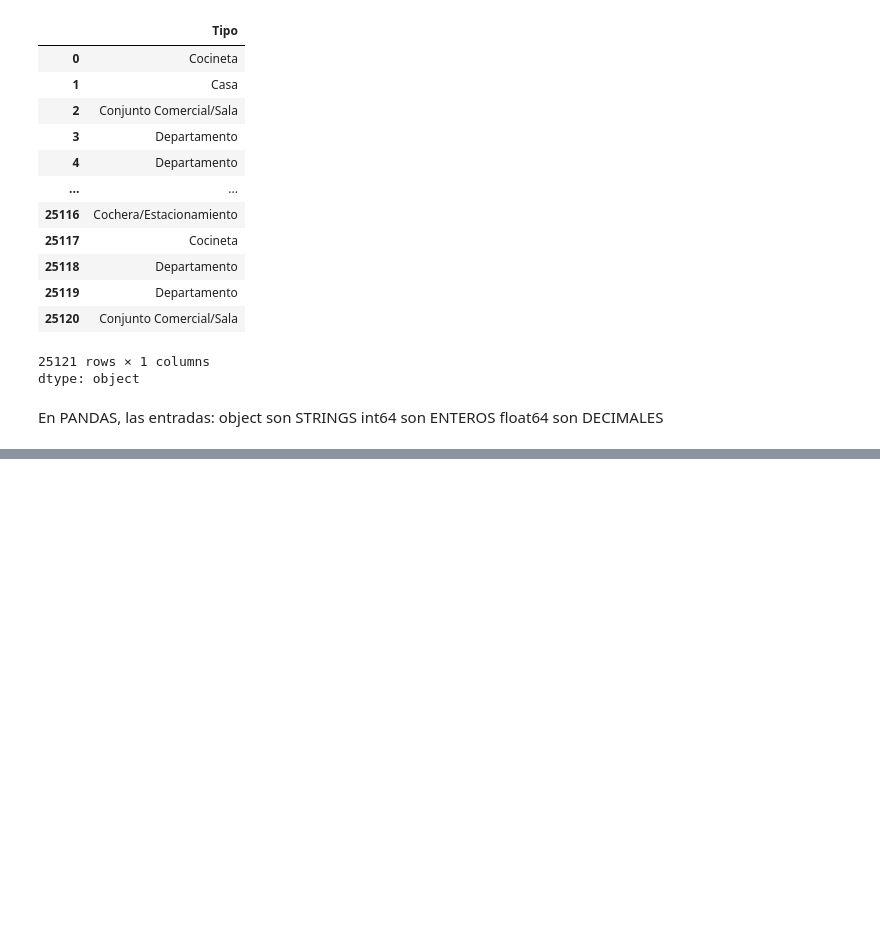
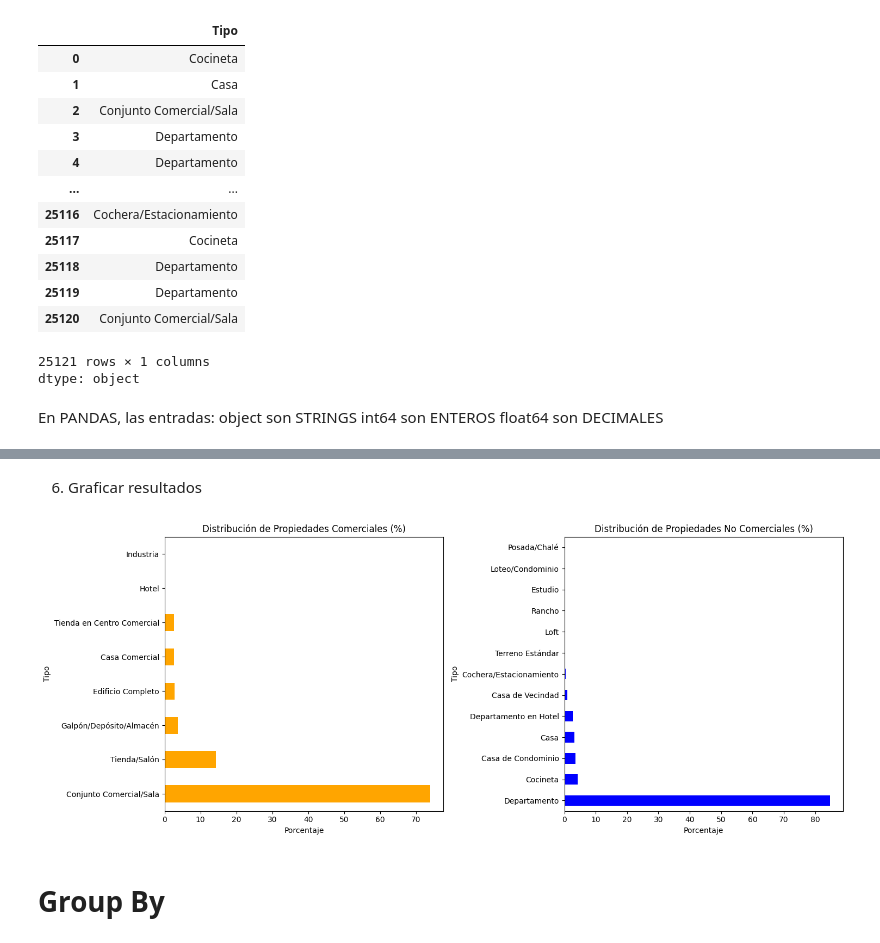
Before and after one commit to mauloredo/Conociendo-PANDAS, a Jupyter notebook: inmuebles_cdmx.ipynb, the cells around one changed output, grey strips where cells are left out. Cells and saved outputs as stored; diff of their text form; code cells hidden in the pictures; blank space fills up the shorter version.

```diff
--- a/inmuebles_cdmx.ipynb
+++ b/inmuebles_cdmx.ipynb
@@ -170,0 +248,12 @@ float64 son DECIMALES
+# %%
+comerciales = [
+    "Conjunto Comercial/Sala", "Edificio Completo",
+    "Tienda/Salón", "Casa Comercial", "Galpón/Depósito/Almacén",
+    "Tienda en Centro Comercial", "Hotel", "Industria"
+]
+
+no_comerciales = [
+    "Cocineta", "Casa", "Departamento", "Casa de Condominio",
+    "Casa de Vecindad", "Terreno Estándar", "Cochera/Estacionamiento",
+    "Loft", "Rancho", "Posada/Chalé", "Estudio", "Loteo/Condominio", "Departamento en Hotel"
+]
@@ -170,0 +262,6 @@ float64 son DECIMALES
+# %%
+# Filtrar propiedades comerciales
+datos_comerciales = datos[datos["Tipo"].isin(comerciales)]
+
+# Filtrar propiedades no comerciales
+datos_no_comerciales = datos[datos["Tipo"].isin(no_comerciales)]
@@ -170,0 +270,3 @@ float64 son DECIMALES
+# %%
+conteo_comercial = datos_comerciales["Tipo"].value_counts()
+conteo_no_comercial = datos_no_comerciales["Tipo"].value_counts()
@@ -170,0 +308,3 @@ float64 son DECIMALES
+# %%
+porcentaje_comercial = (conteo_comercial / conteo_comercial.sum()) * 100
+porcentaje_no_comercial = (conteo_no_comercial / conteo_no_comercial.sum()) * 100
@@ -170,0 +344,24 @@ float64 son DECIMALES
+# %% [markdown]
+6. Graficar resultados
+# %%
+import matplotlib.pyplot as plt
+
+# Configuración de gráficos
+fig, axes = plt.subplots(1, 2, figsize=(15, 6))
+
+# Propiedades comerciales
+porcentaje_comercial.plot(kind="barh", ax=axes[0], color="orange")
+axes[0].set_title("Distribución de Propiedades Comerciales (%)")
+axes[0].set_xlabel("Porcentaje")
+
+# Propiedades no comerciales
+porcentaje_no_comercial.plot(kind="barh", ax=axes[1], color="blue")
+axes[1].set_title("Distribución de Propiedades No Comerciales (%)")
+axes[1].set_xlabel("Porcentaje")
+
+plt.tight_layout()
+plt.show()
+# %% [output]
+[figure, added]
+# %% [markdown]
+# **Group By**
```
Also changed, not shown: parts of 22 cells of this notebook.
